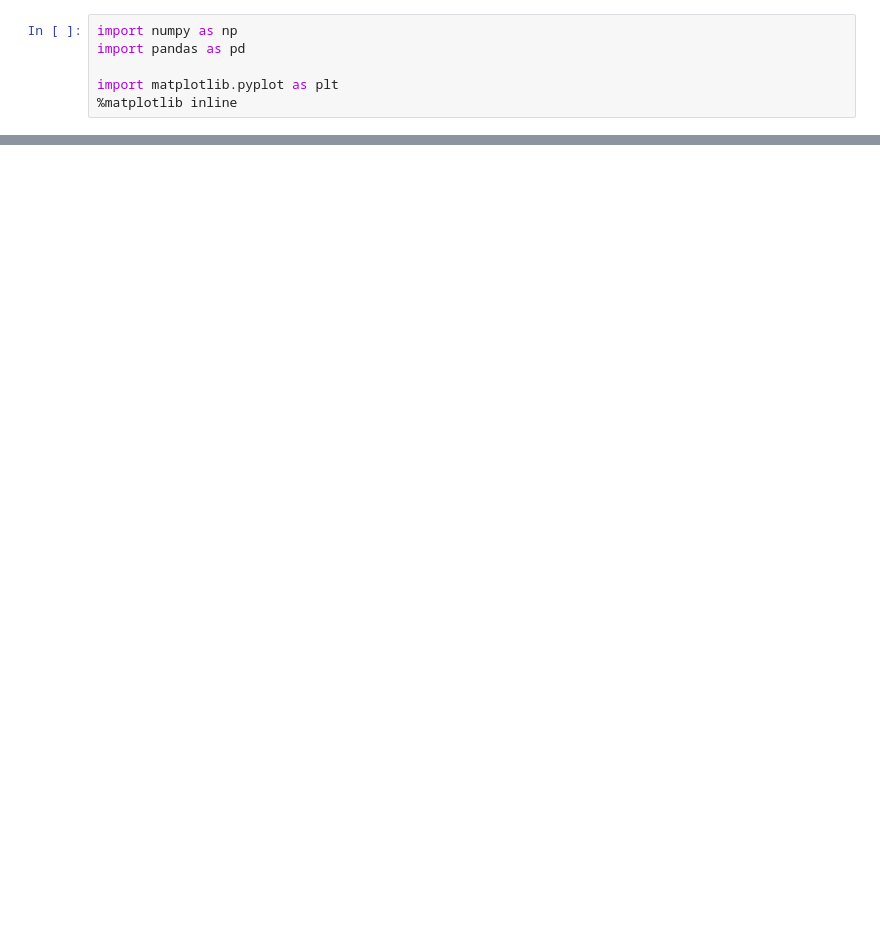
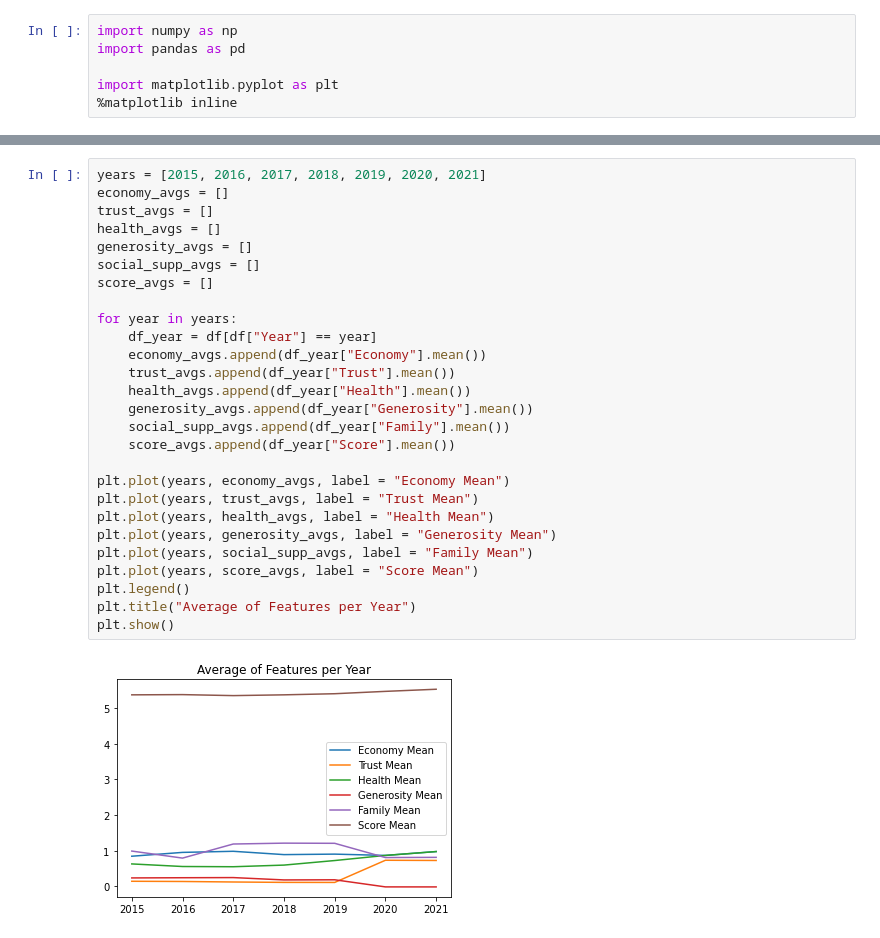
Before and after one commit to b4yc/ensf544-project2-team9, a Jupyter notebook: eda.ipynb, the cells around one changed output, grey strips where cells are left out. Cells and saved outputs as stored; diff of their text form; blank space fills up the shorter version.

Commit message:
Completed EDA statistics and implemented a basic visualization

```diff
--- a/eda.ipynb
+++ b/eda.ipynb
@@ -76,0 +195,29 @@ Economy Minimum: 1.87077 (Qatar, 2017)
+# %%
+years = [2015, 2016, 2017, 2018, 2019, 2020, 2021]
+economy_avgs = []
+trust_avgs = []
+health_avgs = []
+generosity_avgs = []
+social_supp_avgs = []
+score_avgs = []
+
+for year in years:
+    df_year = df[df["Year"] == year]
+    economy_avgs.append(df_year["Economy"].mean())
+    trust_avgs.append(df_year["Trust"].mean())
+    health_avgs.append(df_year["Health"].mean())
+    generosity_avgs.append(df_year["Generosity"].mean())
+    social_supp_avgs.append(df_year["Family"].mean())
+    score_avgs.append(df_year["Score"].mean())
+
+plt.plot(years, economy_avgs, label = "Economy Mean")
+plt.plot(years, trust_avgs, label = "Trust Mean")
+plt.plot(years, health_avgs, label = "Health Mean")
+plt.plot(years, generosity_avgs, label = "Generosity Mean")
+plt.plot(years, social_supp_avgs, label = "Family Mean")
+plt.plot(years, score_avgs, label = "Score Mean")
+plt.legend()
+plt.title("Average of Features per Year")
+plt.show()
+# %% [output]
+[figure, added]
```
Also changed, not shown: parts of 7 cells of this notebook, 1 other file.
